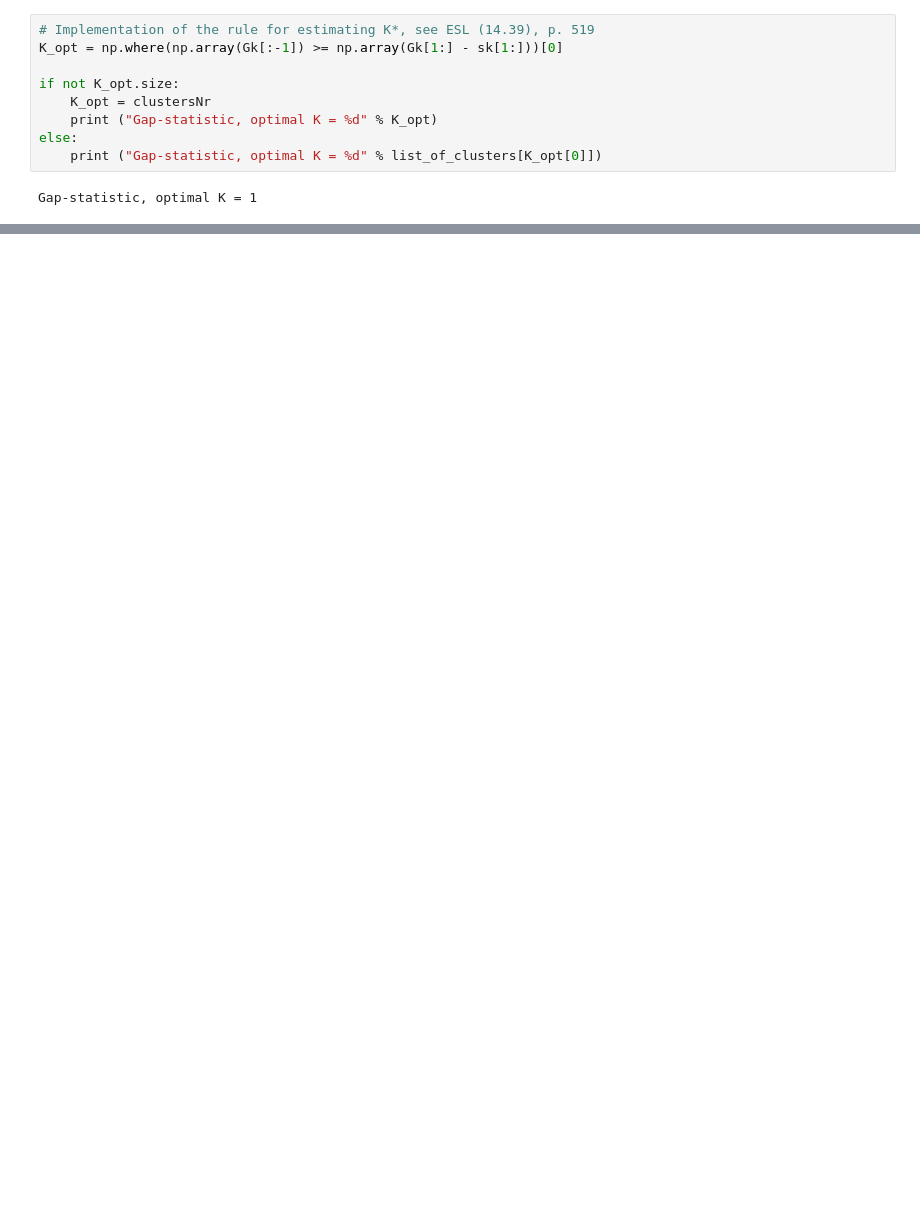
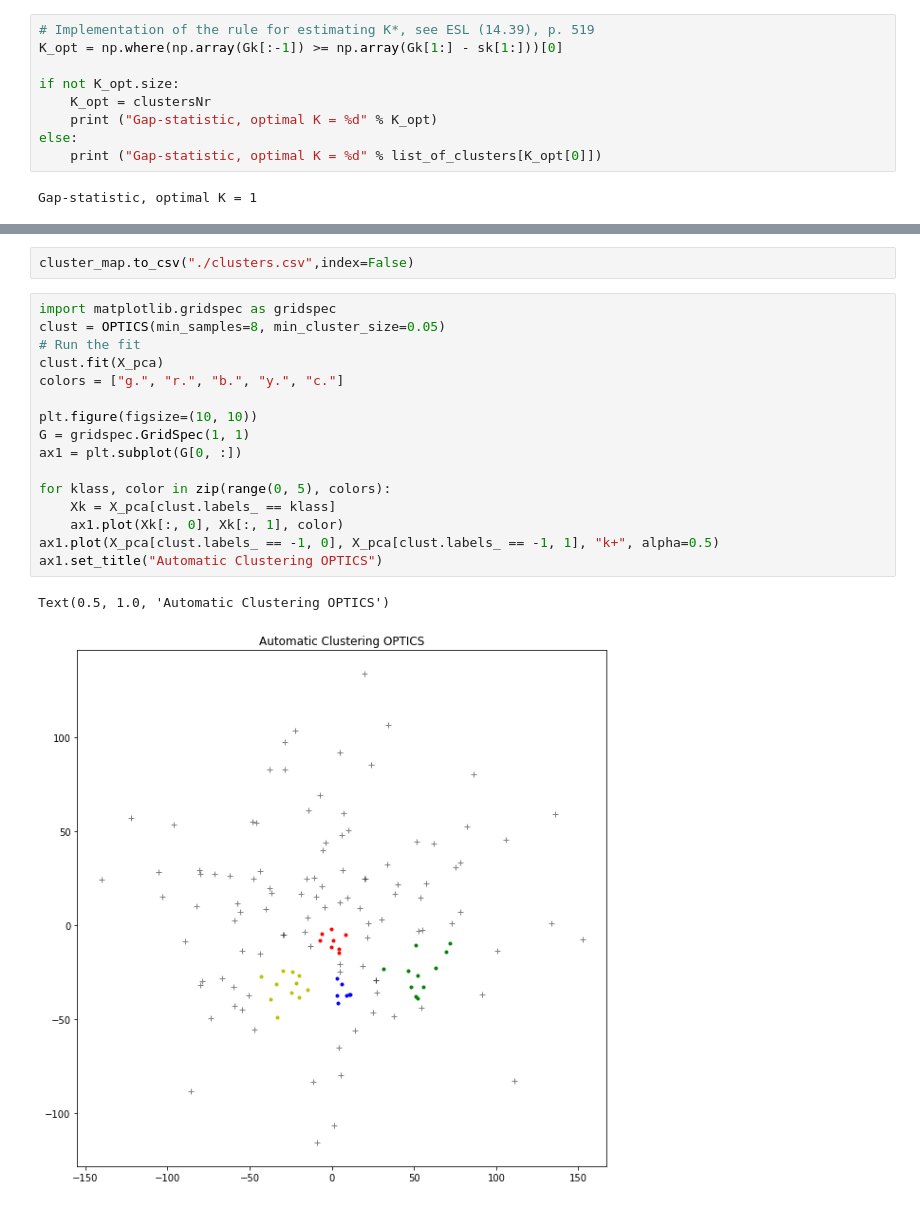
Before and after one commit to Hypertyz/igem2022, a Jupyter notebook: Yeast_project/notebooks/Promoter_RBS.ipynb, the cells around one changed output, grey strips where cells are left out. Drawn from its saved outputs; the diff is of its cells as text; blank space fills up the shorter version.

```diff
--- a/Yeast_project/notebooks/Promoter_RBS.ipynb
+++ b/Yeast_project/notebooks/Promoter_RBS.ipynb
@@ -331,0 +330,21 @@ cluster_map.to_csv("./clusters.csv",index=False)
+# %%
+cluster_map.to_csv("./clusters.csv",index=False)
+# %%
+import matplotlib.gridspec as gridspec
+clust = OPTICS(min_samples=8, min_cluster_size=0.05)
+# Run the fit
+clust.fit(X_pca)
+colors = ["g.", "r.", "b.", "y.", "c."]
+
+plt.figure(figsize=(10, 10))
+G = gridspec.GridSpec(1, 1)
+ax1 = plt.subplot(G[0, :])
+
+for klass, color in zip(range(0, 5), colors):
+    Xk = X_pca[clust.labels_ == klass]
+    ax1.plot(Xk[:, 0], Xk[:, 1], color)
+ax1.plot(X_pca[clust.labels_ == -1, 0], X_pca[clust.labels_ == -1, 1], "k+", alpha=0.5)
+ax1.set_title("Automatic Clustering OPTICS")
+# %% [output]
+Text(0.5, 1.0, 'Automatic Clustering OPTICS')
+[figure, added]
```
Also changed, not shown: parts of 15 cells of this notebook, 18 other files.
